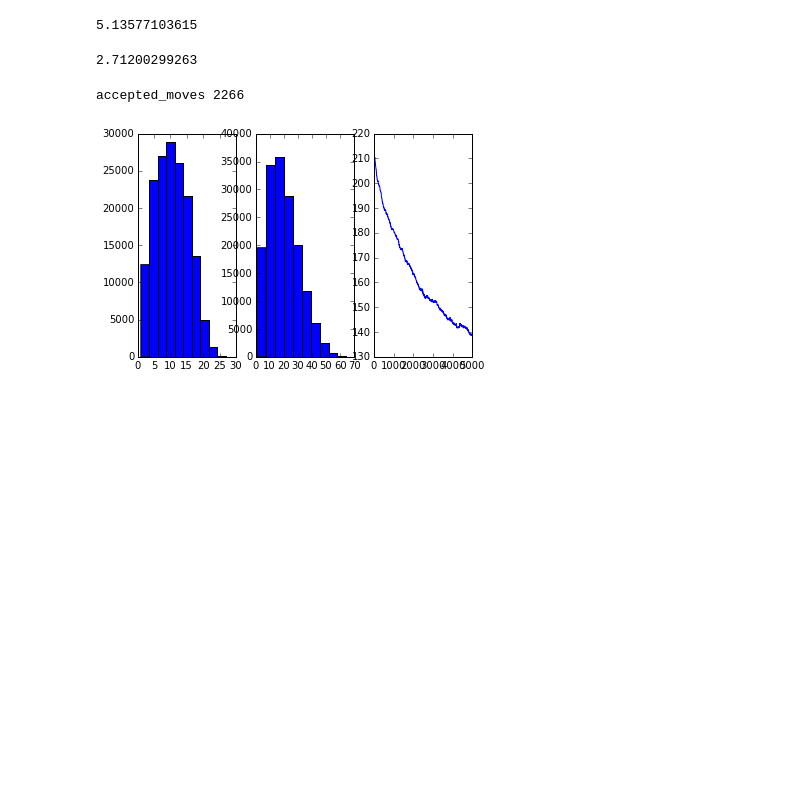
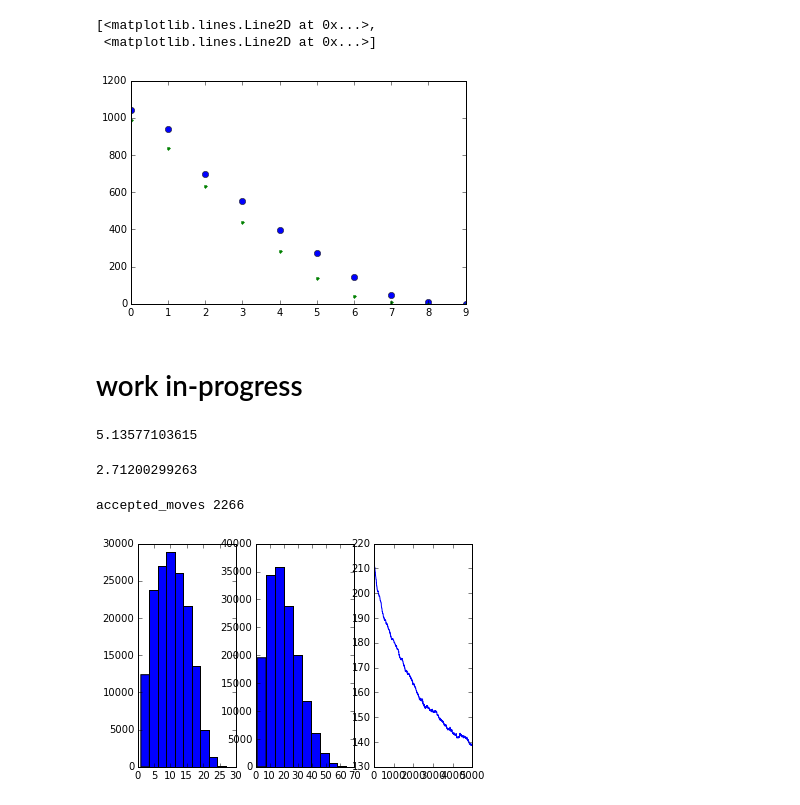
Before and after one commit to rahulporuri/computational_physics, a Jupyter notebook: npt_mc.ipynb, the cells around one changed output. Saved outputs shown, nothing was run; the diff lists cells and outputs as text; code cells hidden in the pictures; blank space fills up the shorter version.

```diff
--- a/npt_mc.ipynb
+++ b/npt_mc.ipynb
@@ -98,3 +109,25 @@ accepted_moves 13
+# %%
+#print plt.hist(final_dist)[0], plt.hist(final_dist)[1]
+temp_array_range_initial = plt.hist(initial_dist)[1]
+temp_array_number_initial = plt.hist(initial_dist)[0]
+for i in xrange(len(temp_array_range_initial)-1):
+    denominator = temp_array_range_initial[i+1]**2 - temp_array_range_initial[i]**2
+    temp_array_number_initial[i] = temp_array_number_initial[i]/denominator
+#######
+temp_array_range_final = plt.hist(final_dist)[1]
+temp_array_number_final = plt.hist(final_dist)[0]
+for i in xrange(len(temp_array_range_final)-1):
+    denominator = temp_array_range_final[i+1]**2 - temp_array_range_final[i]**2
+    temp_array_number_final[i] = temp_array_number_final[i]/denominator
+plt.cla()
+plt.plot(temp_array_number_initial,'o',temp_array_number_final,'.')
+# %% [output]
+[<matplotlib.lines.Line2D at 0x...>,
+ <matplotlib.lines.Line2D at 0x...>]
+[figure, added]
+# %% [markdown]
+work in-progress
+==========
 # %%
 def local_energy(site):
     local_sum = 0
```
Also changed, not shown: parts of 1 cell of this notebook, 7 other files.
